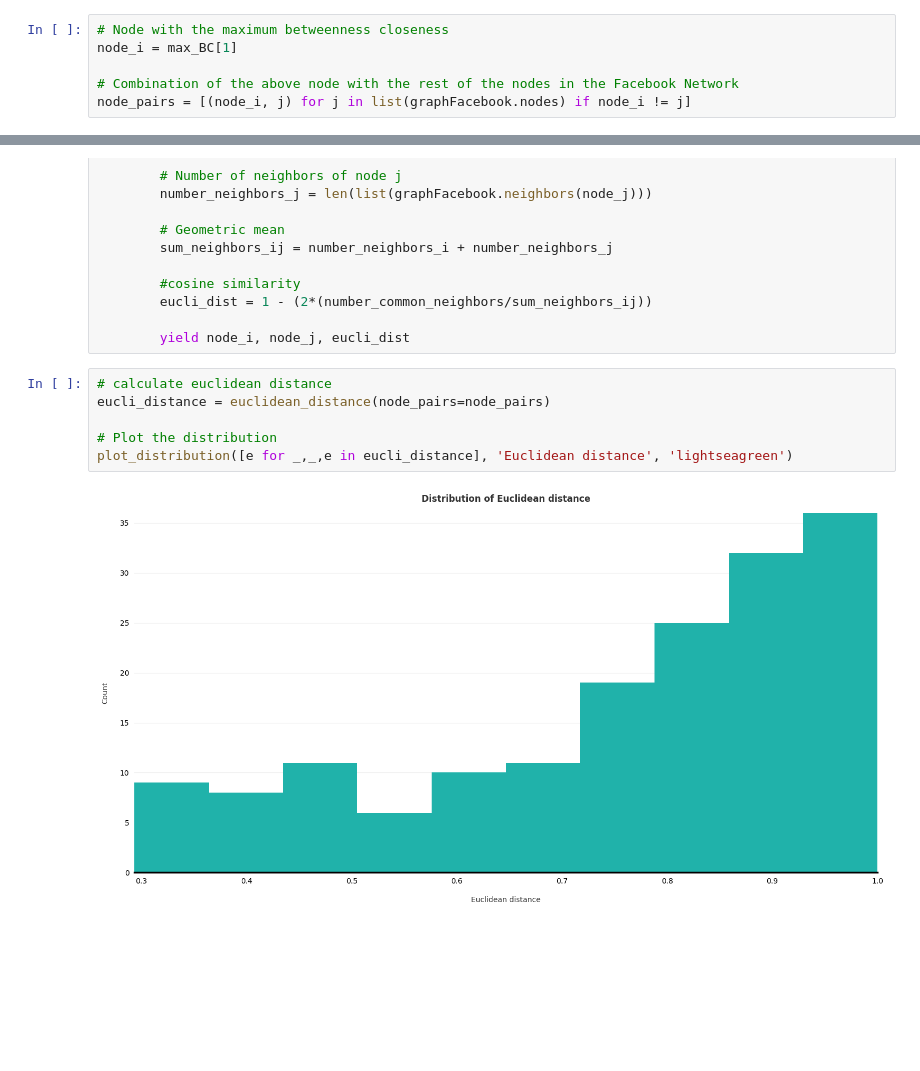
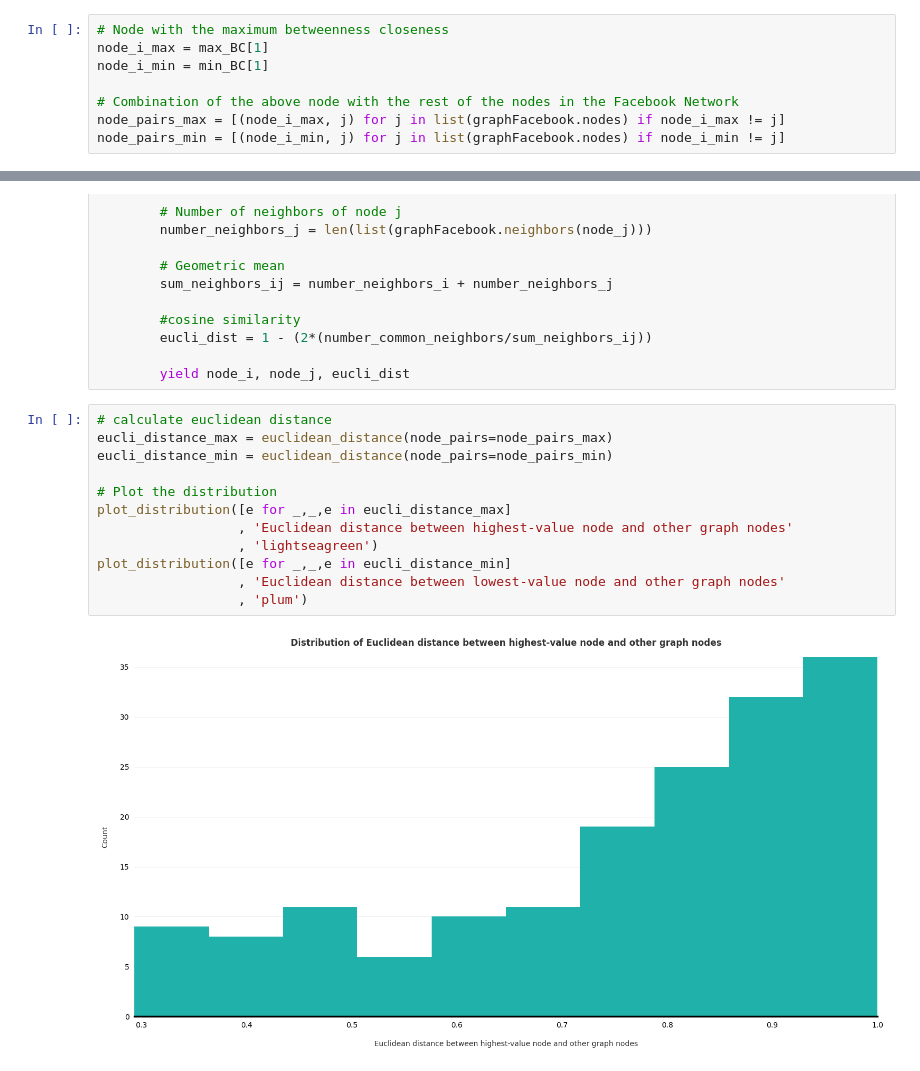
Before and after one commit to Michael-Mbajwa/Complex-Networks, a Jupyter notebook: Assignment4_MichaelMbajwa/Assignment4_Michael_Mbajwa.ipynb, the cells around one changed output, grey strips where cells are left out. Saved outputs shown, nothing was run; the diff lists cells and outputs as text; blank space fills up the shorter version.

```diff
--- a/Assignment4_MichaelMbajwa/Assignment4_Michael_Mbajwa.ipynb
+++ b/Assignment4_MichaelMbajwa/Assignment4_Michael_Mbajwa.ipynb
@@ -177,10 +177,12 @@ def plot_distribution(values, id, col):
     return
 # %%
 # Node with the maximum betweenness closeness
-node_i = max_BC[1]
+node_i_max = max_BC[1]
+node_i_min = min_BC[1]
 
 # Combination of the above node with the rest of the nodes in the Facebook Network
-node_pairs = [(node_i, j) for j in list(graphFacebook.nodes) if node_i != j]
+node_pairs_max = [(node_i_max, j) for j in list(graphFacebook.nodes) if node_i_max != j]
+node_pairs_min = [(node_i_min, j) for j in list(graphFacebook.nodes) if node_i_min != j]
 # %% [markdown]
 ### Jaccard coefficient
 # %%
@@ -263,9 +279,15 @@ def euclidean_distance(node_pairs):
         yield node_i, node_j, eucli_dist
 # %%
 # calculate euclidean distance
-eucli_distance = euclidean_distance(node_pairs=node_pairs)
+eucli_distance_max = euclidean_distance(node_pairs=node_pairs_max)
+eucli_distance_min = euclidean_distance(node_pairs=node_pairs_min)
 
 # Plot the distribution
-plot_distribution([e for _,_,e in eucli_distance], 'Euclidean distance', 'lightseagreen')
+plot_distribution([e for _,_,e in eucli_distance_max]
+                  , 'Euclidean distance between highest-value node and other graph nodes'
+                  , 'lightseagreen')
+plot_distribution([e for _,_,e in eucli_distance_min]
+                  , 'Euclidean distance between lowest-value node and other graph nodes'
+                  , 'plum')
 # %% [output]
-[figure, old version]
+[figure, new version]
```
Also changed, not shown: parts of 4 cells of this notebook, 3 other files.
